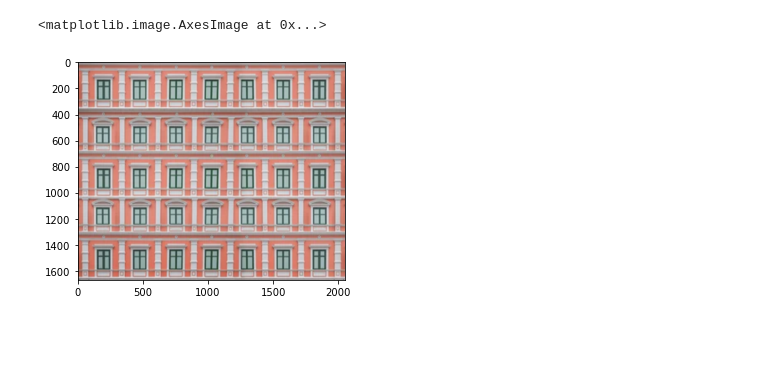
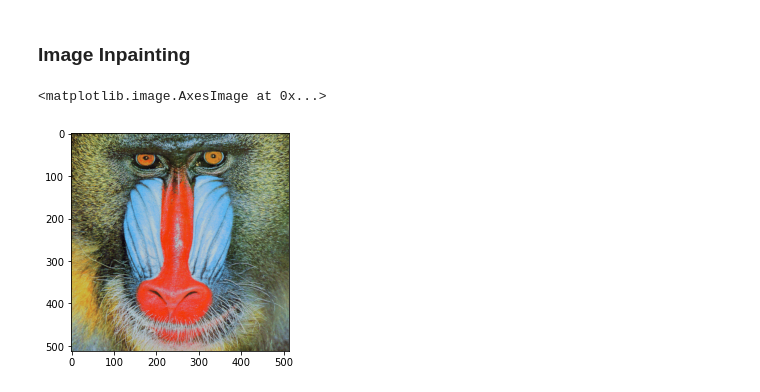
Before and after one commit to Richard-ZZZ/Math-270-Tensor-Completion, a Jupyter notebook: TNN_ADMM/python/test.ipynb, the cells around one changed output. Cells and saved outputs as stored; diff of their text form; code cells hidden in the pictures; blank space fills up the shorter version.

Commit message:
[TNN-ADMM]
- Fix bugs in testing
- Performed image inpainting experiment

```diff
--- a/TNN_ADMM/python/test.ipynb
+++ b/TNN_ADMM/python/test.ipynb
@@ -1,3 +1,5 @@
+# %% [markdown]
+### Image Inpainting
 # %%
 import torch
 # %%
@@ -7,9 +9,9 @@ from PIL import Image
 from lib import *
 from tensor_admm import tensor_admm
 # %%
-img = torch.from_numpy(np.array(Image.open('../test/test.jpeg'))).float()
+img = torch.from_numpy(np.array(Image.open('../test/mandril_color.tif'))).float()
 img /= 255
 plt.imshow(img)
 # %% [output]
 <matplotlib.image.AxesImage at 0x...>
-[figure, old version]
+[figure, new version]
```
Also changed, not shown: parts of 13 cells of this notebook, 8 other files.
